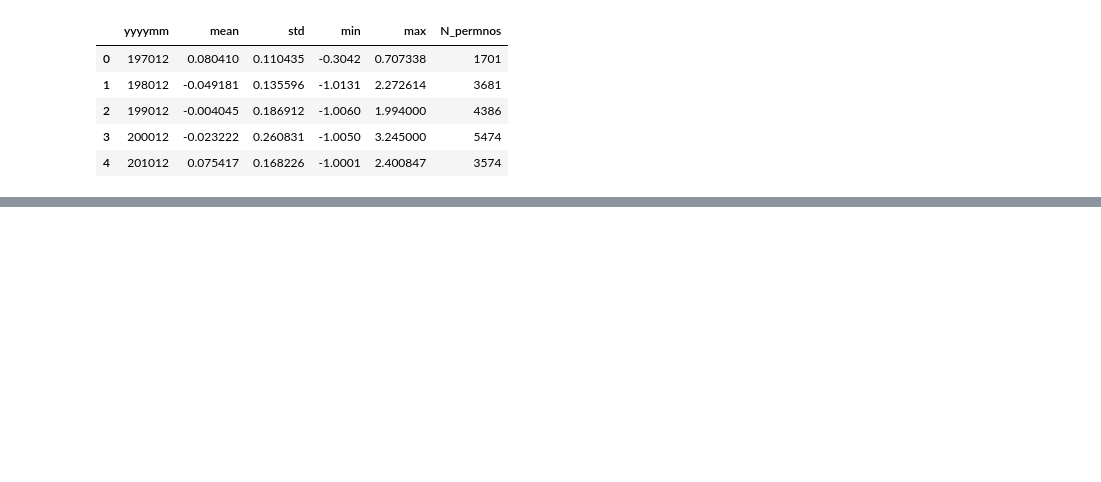
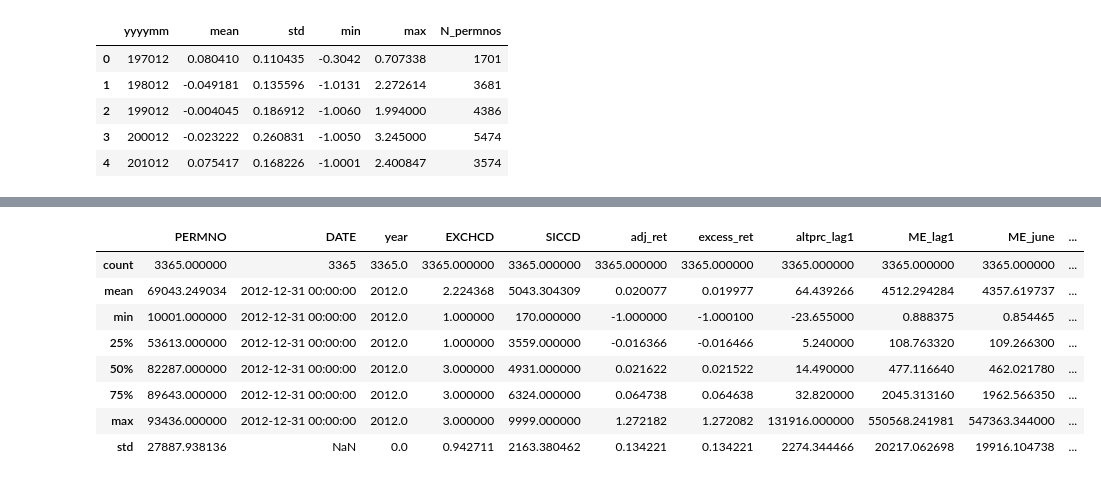
Before and after one commit to khm396/analysis-practice, a Jupyter notebook: assetpricing/sas3.ipynb, the cells around one changed output, grey strips where cells are left out. Saved outputs shown, nothing was run; the diff lists cells and outputs as text; code cells hidden in the pictures; blank space fills up the shorter version.

```diff
--- a/assetpricing/sas3.ipynb
+++ b/assetpricing/sas3.ipynb
@@ -300,5 +296,5 @@ assignment_data.head()
 # %%
-assignment_data['yyyymm'] = assignment_data['DATE'].dt.strftime('%Y%m')
+assignment_agg['yyyymm'] = assignment_agg['DATE'].dt.strftime('%Y%m')
 selected_year = ['197012', '198012','199012','200012','201012']
-query = assignment_data['yyyymm'].isin(selected_year)
+query = assignment_agg['yyyymm'].isin(selected_year)
 # %%
@@ -318,0 +327,12 @@ assignment_data.loc[query, ].groupby('yyyymm').agg(
+# %%
+assignment_data[assignment_data['DATE'] == '2012-12-31'].describe()
+# %% [output]
+|  | PERMNO | DATE | year | EXCHCD | SICCD | adj_ret | excess_ret | altprc_lag1 | ME_lag1 | ME_june | ... |
+| count | 3365.000000 | 3365 | 3365.0 | 3365.000000 | 3365.000000 | 3365.000000 | 3365.000000 | 3365.000000 | 3365.000000 | 3365.000000 | ... |
+| mean | 69043.249034 | 2012-12-31 00:00:00 | 2012.0 | 2.224368 | 5043.304309 | 0.020077 | 0.019977 | 64.439266 | 4512.294284 | 4357.619737 | ... |
+| min | 10001.000000 | 2012-12-31 00:00:00 | 2012.0 | 1.000000 | 170.000000 | -1.000000 | -1.000100 | -23.655000 | 0.888375 | 0.854465 | ... |
+| 25% | 53613.000000 | 2012-12-31 00:00:00 | 2012.0 | 1.000000 | 3559.000000 | -0.016366 | -0.016466 | 5.240000 | 108.763320 | 109.266300 | ... |
+| 50% | 82287.000000 | 2012-12-31 00:00:00 | 2012.0 | 3.000000 | 4931.000000 | 0.021622 | 0.021522 | 14.490000 | 477.116640 | 462.021780 | ... |
+| 75% | 89643.000000 | 2012-12-31 00:00:00 | 2012.0 | 3.000000 | 6324.000000 | 0.064738 | 0.064638 | 32.820000 | 2045.313160 | 1962.566350 | ... |
+| max | 93436.000000 | 2012-12-31 00:00:00 | 2012.0 | 3.000000 | 9999.000000 | 1.272182 | 1.272082 | 131916.000000 | 550568.241981 | 547363.344000 | ... |
+| std | 27887.938136 | NaN | 0.0 | 0.942711 | 2163.380462 | 0.134221 | 0.134221 | 2274.344466 | 20217.062698 | 19916.104738 | ... |
```
Also changed, not shown: parts of 3 cells of this notebook.
